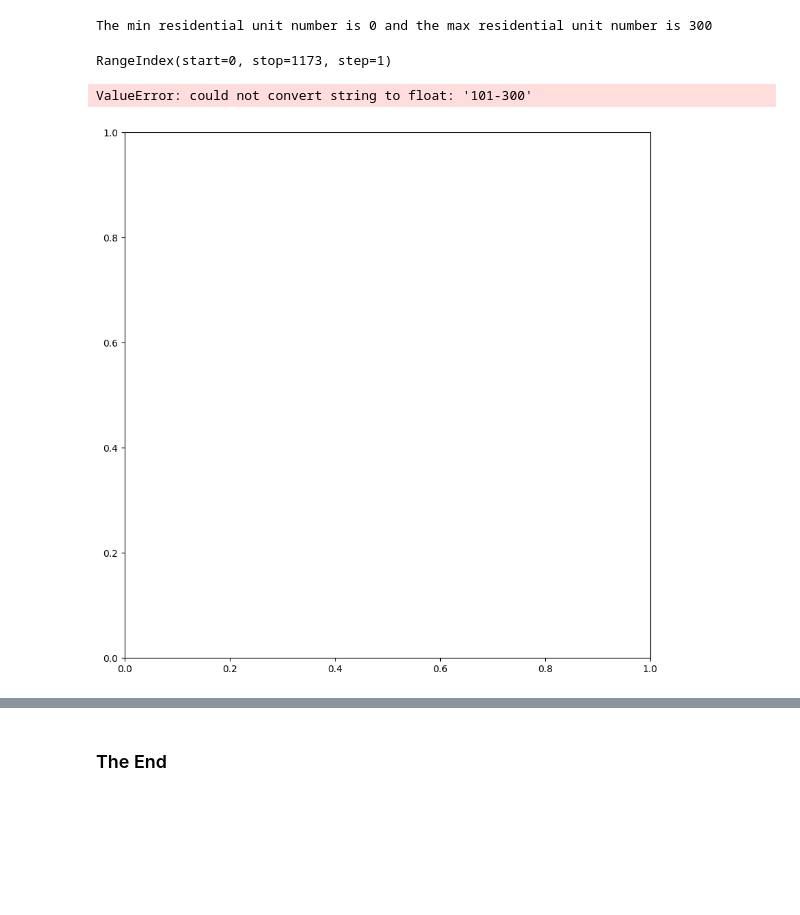
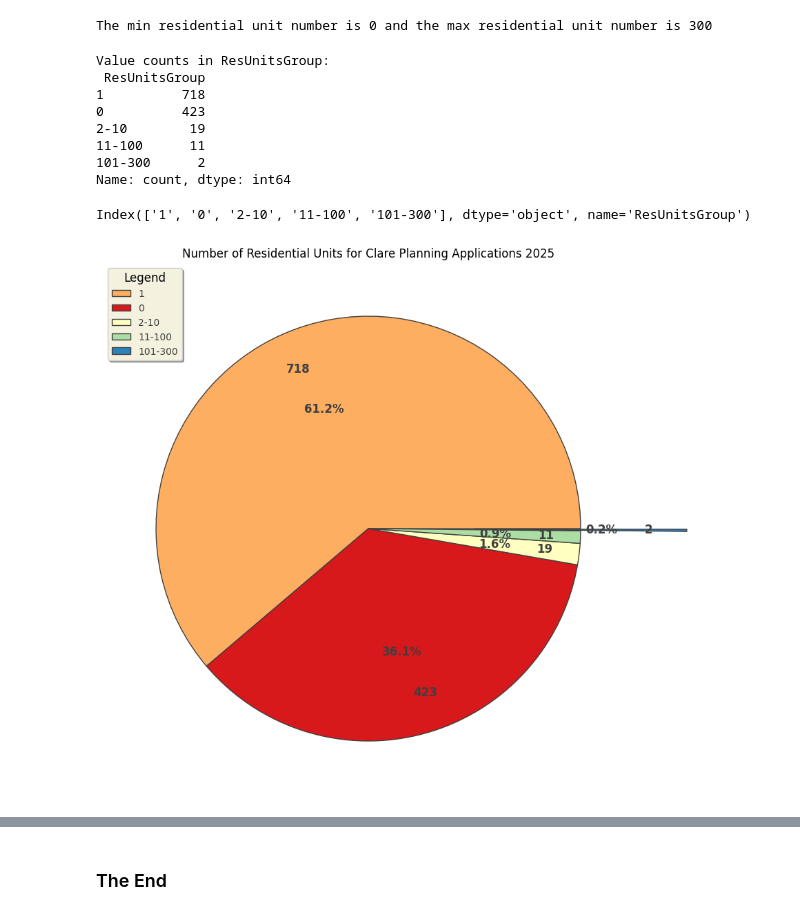
Before and after one commit to FaolanH/programming-for-data-analytics, a Jupyter notebook: pfda-project/project.ipynb, the cells around one changed output, grey strips where cells are left out. Saved outputs shown, nothing was run; the diff lists cells and outputs as text; code cells hidden in the pictures; blank space fills up the shorter version.

Commit message:
Adding in a piechart for Residential units

```diff
--- a/pfda-project/project.ipynb
+++ b/pfda-project/project.ipynb
@@ -230,5 +214,7 @@ over_hundred_units = df[range_3]
 # %%
 df['ResUnitsGroup'] = df['NumResidentialUnits']
+# %%
+df['ResUnitsGroup'] = df['ResUnitsGroup'].astype(str)
 # %%
 # Source: https://www.geeksforgeeks.org/pandas/ways-to-filter-pandas-dataframe-by-column-values/
 # Source: https://tutorialreference.com/python/examples/faq/python-pandas-how-to-select-rows-between-two-values-in-dataframe
@@ -238,32 +224,48 @@ df.loc[df['NumResidentialUnits'].between(1, 11, inclusive="neither"), 'ResUnitsG
 df.loc[df['NumResidentialUnits'].between(10, 101, inclusive="neither"), 'ResUnitsGroup'] = '11-100'
 df.loc[df['NumResidentialUnits'].between(100, 301, inclusive="neither"), 'ResUnitsGroup'] = '101-300'
 # %%
-df['ResUnitsGroup'].index
+# I also need to determine the outcome of the applications that have decisions
+# Source: https://www.geeksforgeeks.org/python/get-unique-values-from-a-column-in-pandas-dataframe/#:~:text=Using%20value_counts()
+
+resunit = df['ResUnitsGroup'].value_counts()
+print("Value counts in ResUnitsGroup:\n",resunit);
 # %% [output]
-RangeIndex(start=0, stop=1173, step=1)
+Value counts in ResUnitsGroup:
+ ResUnitsGroup
+1          718
+0          423
+2-10        19
+11-100      11
+101-300      2
+Name: count, dtype: int64
+# %%
+resunit = resunit.astype(str)
+resunits_types = resunit.index
+resunits_types
+# %% [output]
+Index(['1', '0', '2-10', '11-100', '101-300'], dtype='object', name='ResUnitsGroup')
 # %%
 # Source - https://www.geeksforgeeks.org/data-science/plot-a-pie-chart-in-python-using-matplotlib/
 # Source -  https://matplotlib.org/stable/gallery/pie_and_polar_charts/pie_features.html
 
 fig = plt.figure (figsize = (10,10))
 
 # The below source was incredibly useful to help me to figure out plot label sizing
 # Source - https://stackoverflow.com/questions/7082345/how-to-set-the-labels-size-on-a-pie-chart
 
 # Source for label positioning - https://proclusacademy.com/blog/customize_matplotlib_piechart/
 # Source for edgecolour - https://colab.research.google.com/github/Vikasdonta1/Data-Visualization-using-Matplotlib-Course/blob/main/Matplotlib_Plot_a_Pie_Chart.ipynb#scrollTo=4pKiYTKx6bgP
 
-plt.pie(df['ResUnitsGroup'], labels = df['ResUnitsGroup'], labeldistance = 0.8, wedgeprops={'edgecolor': '#404040'}, textprops={'fontsize': 12, 'color' : '#404040', 'weight':'bold'}, autopct='%1.1f%%', pctdistance = 0.6, colors =['#a6d96a', '#fdae61','#d7191c', '#1a9641'])
+plt.pie(resunit, labels = resunit, labeldistance = 0.8, explode = (0,0,0,0,0.5), wedgeprops={'edgecolor': '#404040'}, textprops={'fontsize': 12, 'color' : '#404040', 'weight':'bold'}, autopct='%1.1f%%', pctdistance = 0.6, colors =['#fdae61', '#d7191c','#ffffbf', '#abdda4', '#2b83ba'])
 
-plt.title("Decision Status for Clare Planning Applications 2025")
+plt.title("Number of Residential Units for Clare Planning Applications 2025")
 
 # Source - https://matplotlib.org/stable/api/legend_api.html
-legend = plt.legend(df['ResUnitsGroup'], labelcolor = "#404040", shadow = True, loc = "upper left", title = 'Legend', facecolor='#f4f1de', fontsize = 'medium', title_fontsize = 'large')
+legend = plt.legend(resunits_types, labelcolor = "#404040", shadow = True, loc = "upper left", title = 'Legend', facecolor='#f4f1de', fontsize = 'medium', title_fontsize = 'large')
 # Source - https://matplotlib.org/stable/gallery/text_labels_and_annotations/legend_demo.html
 legend.get_title().set_color("#000000")
 
 plt.show()
 # %% [output]
-ValueError: could not convert string to float: '101-300'
-[figure, old version]
+[figure, new version]
 # %% [markdown]
```
Also changed, not shown: parts of 2 cells of this notebook.
